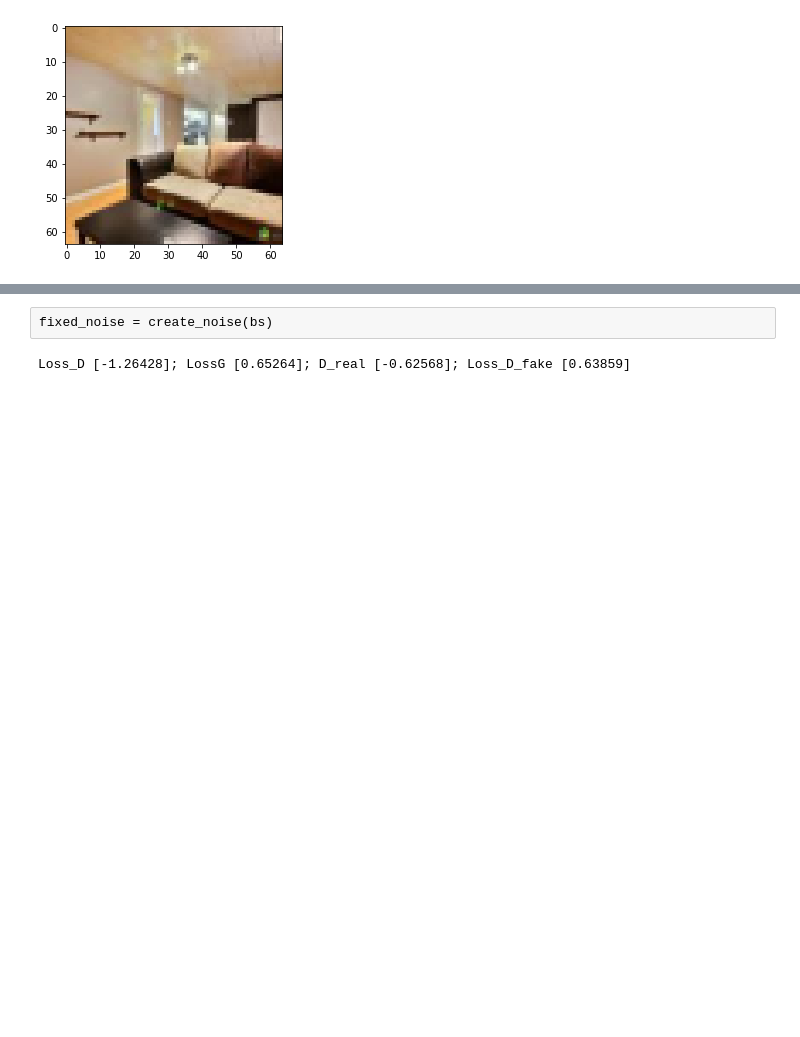
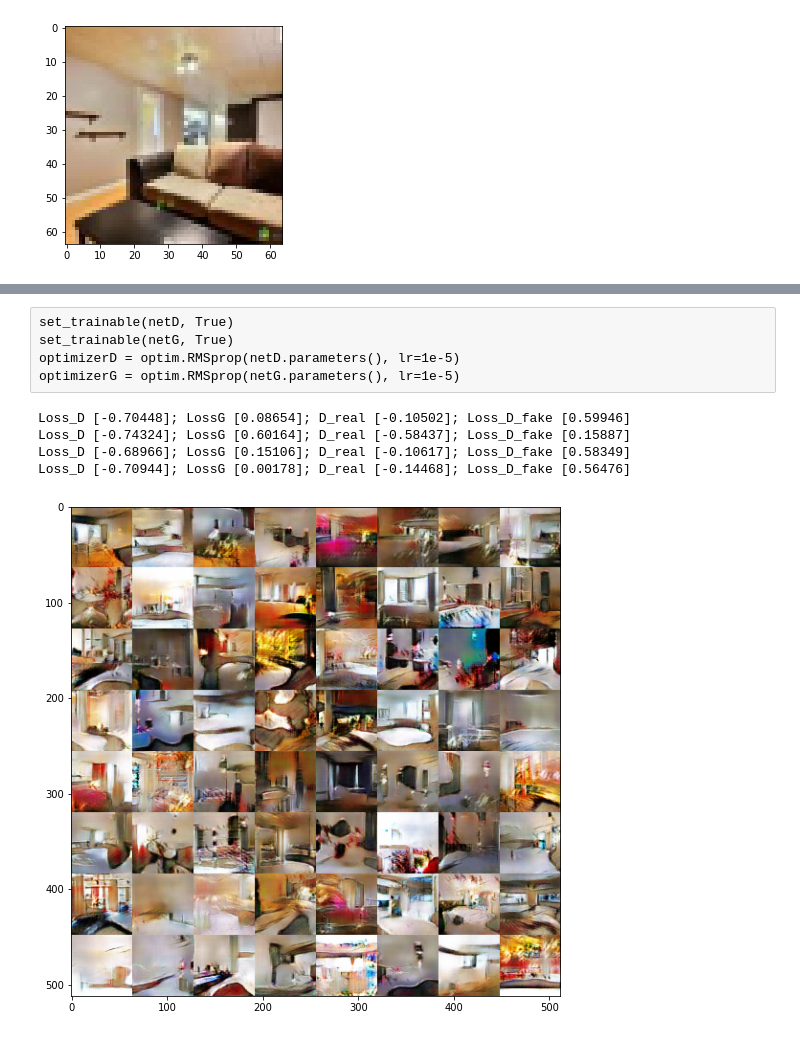
Before and after one commit to mtm-007/older_pytorch_installation, a Jupyter notebook: nb/wgan.ipynb, the cells around one changed output, grey strips where cells are left out. Cells and saved outputs as stored; diff of their text form; code cells hidden in the pictures; blank space fills up the shorter version.

Commit message:
run more epochs for wgan training, plus add Cycle-gan

```diff
--- a/nb/wgan.ipynb
+++ b/nb/wgan.ipynb
@@ -206,2 +203,0 @@ Loss_D [-0.78525]; LossG [0.27905]; D_real [-0.15108]; Loss_D_fake [0.63417]
-# %% [raw]
-fixed_noise = create_noise(bs)
@@ -213,3 +204,8 @@ optimizerG = optim.RMSprop(netG.parameters(), lr=1e-5)
+# %% [raw]
+set_trainable(netD, True)
+set_trainable(netG, True)
+optimizerD = optim.RMSprop(netD.parameters(), lr=1e-5)
+optimizerG = optim.RMSprop(netG.parameters(), lr=1e-5)
 # %%
 # set_trainable(netD, True)
 # set_trainable(netG, True)
@@ -218,9 +214,23 @@ optimizerG = optim.RMSprop(netG.parameters(), lr=1e-5)
 # optimizerD = optim.Adamax(netD.parameters(), lr=1e-5)
 # optimizerG = optim.Adamax(netG.parameters(), lr=1e-5)
 # %%
-train(1, False)
+train(4, False)
 # %% [output]
-Loss_D [-1.26428]; LossG [0.65264]; D_real [-0.62568]; Loss_D_fake [0.63859]
+Loss_D [-0.70448]; LossG [0.08654]; D_real [-0.10502]; Loss_D_fake [0.59946]
+Loss_D [-0.74324]; LossG [0.60164]; D_real [-0.58437]; Loss_D_fake [0.15887]
+Loss_D [-0.68966]; LossG [0.15106]; D_real [-0.10617]; Loss_D_fake [0.58349]
+Loss_D [-0.70944]; LossG [0.00178]; D_real [-0.14468]; Loss_D_fake [0.56476]
+# %%
+fixed_noise = create_noise(bs)
+
+netD.eval(); netG.eval();
+fake = netG(fixed_noise).data.cpu()
+faked = np.clip(md.trn_ds.denorm(fake),0,1)
+
+plt.figure(figsize=(9,9))
+plt.imshow(gallery(faked, 8));
+# %% [output]
+[figure, added]
 # %%
 fixed_noise = create_noise(bs)
 
```
Also changed, not shown: parts of 6 cells of this notebook, 2 other files.
